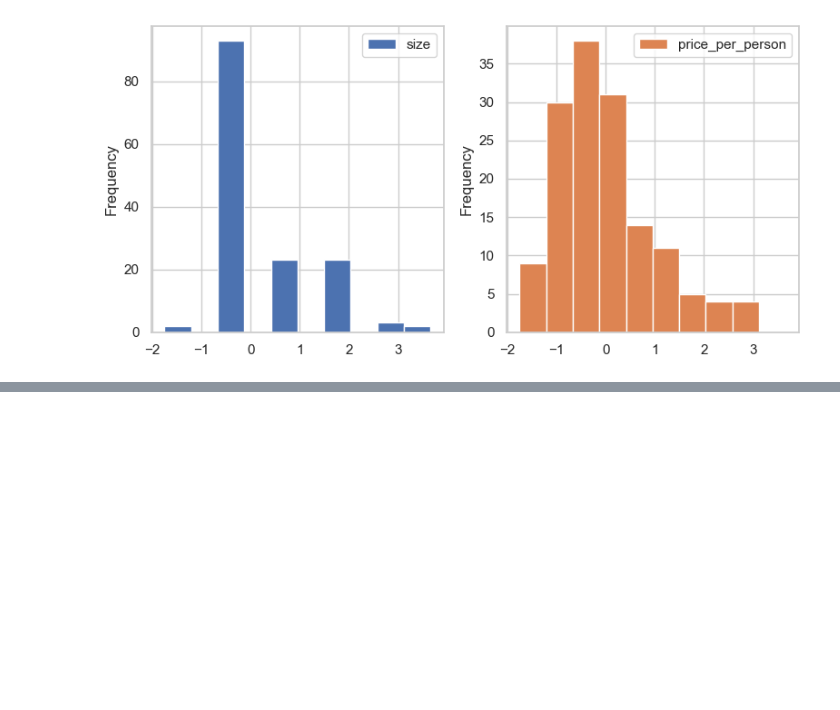
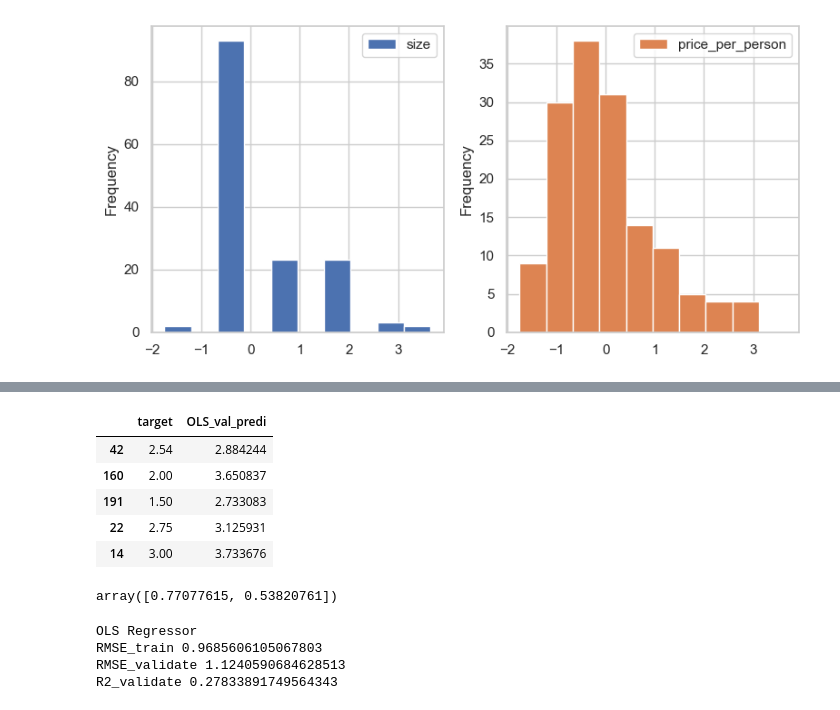
Before and after one commit to MigashaneVictoire/regression-exercises, a Jupyter notebook: Modeling.ipynb, the cells around one changed output, grey strips where cells are left out. Cells and saved outputs as stored; diff of their text form; code cells hidden in the pictures; blank space fills up the shorter version.

```diff
--- a/Modeling.ipynb
+++ b/Modeling.ipynb
@@ -170,0 +208,5 @@ plt.tight_layout()
+# %%
+# convert to dataframe
+x_val_scaled = pd.DataFrame(x_val_scaled)
+x_val_scaled[xval.columns] = x_val_scaled
+x_val_scaled = x_val_scaled[x_train.columns]
@@ -170,0 +224,28 @@ plt.tight_layout()
+# %%
+# convert results into dataframe
+result = pd.DataFrame({
+    "target": yval,
+    "OLS_val_predi":yval_pred
+})
+
+result.head()
+# %% [output]
+|  | target | OLS_val_predi |
+| 42 | 2.54 | 2.884244 |
+| 160 | 2.00 | 3.650837 |
+| 191 | 1.50 | 2.733083 |
+| 22 | 2.75 | 3.125931 |
+| 14 | 3.00 | 3.733676 |
+# %%
+# how important is each feature to the target
+OLSmodel.coef_
+# %% [output]
+array([0.77077615, 0.53820761])
+# %%
+print(f"OLS Regressor \nRMSE_train {rmse_train} \
+\nRMSE_validate {rmse_val} \nR2_validate {explained_variance_score(yval, yval_pred)}")
+# %% [output]
+OLS Regressor
+RMSE_train 0.9685606105067803
+RMSE_validate 1.1240590684628513
+R2_validate 0.27833891749564343
```
Also changed, not shown: parts of 5 cells of this notebook.
